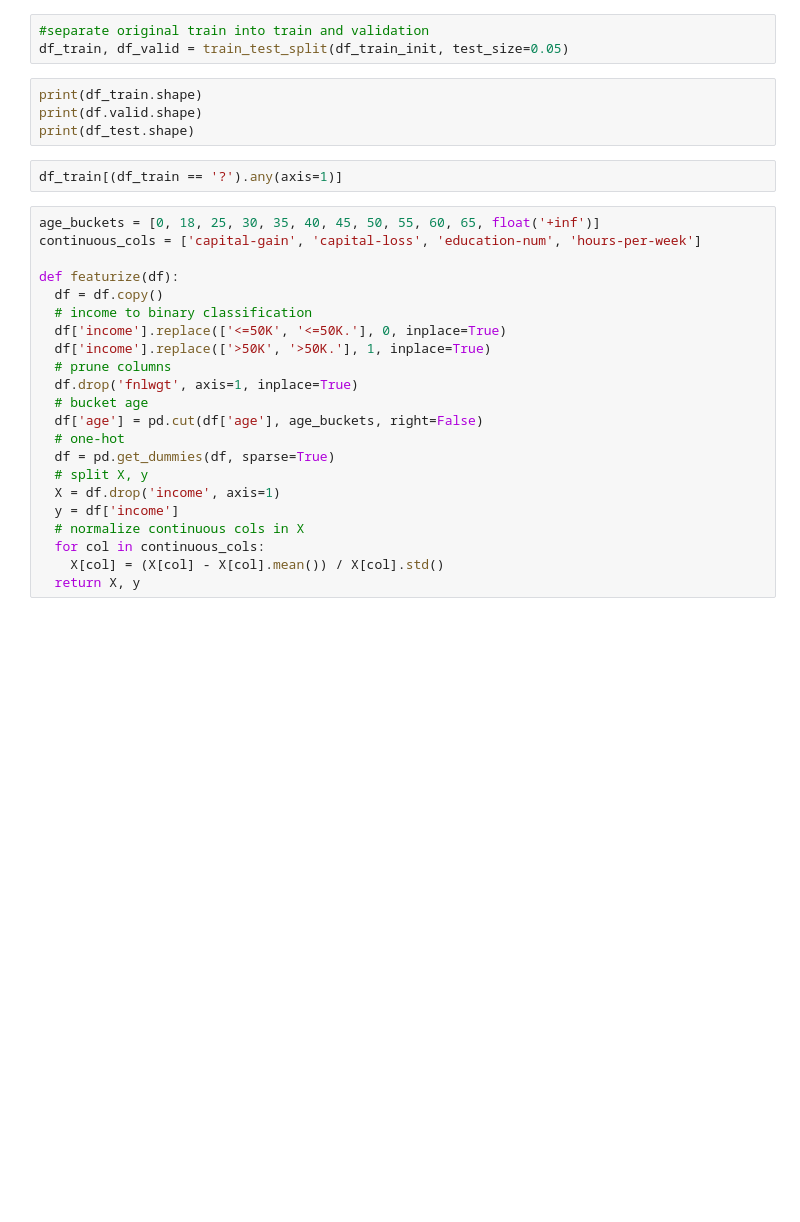
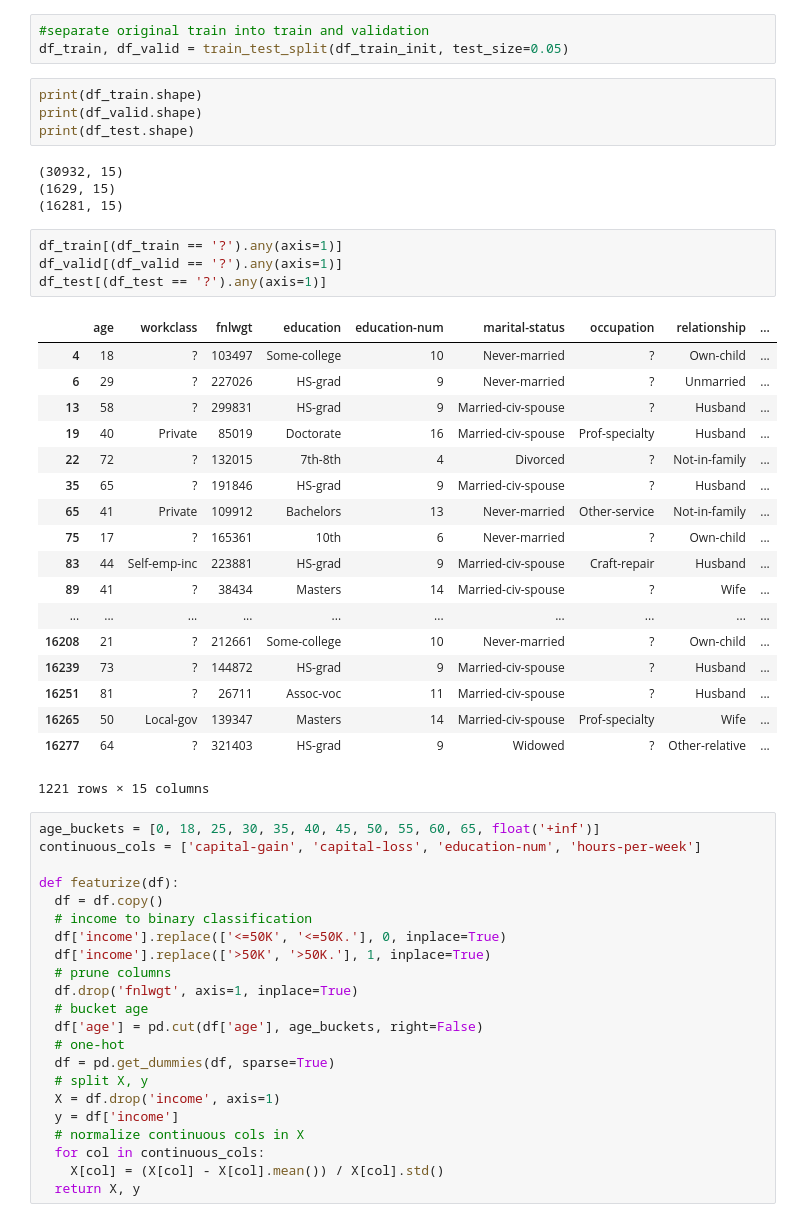
Before and after one commit to jusyc/fad, a Jupyter notebook: preprocess/preprocess_adult.ipynb, the cells around one changed output. Cells and saved outputs as stored; diff of their text form; blank space fills up the shorter version.

Commit message:
Experiments with valid set

```diff
--- a/preprocess/preprocess_adult.ipynb
+++ b/preprocess/preprocess_adult.ipynb
@@ -24,10 +22,35 @@ df_test = raw_to_df(test_file)
 df_train, df_valid = train_test_split(df_train_init, test_size=0.05)
 # %%
 print(df_train.shape)
-print(df.valid.shape)
+print(df_valid.shape)
 print(df_test.shape)
+# %% [output]
+(30932, 15)
+(1629, 15)
+(16281, 15)
 # %%
 df_train[(df_train == '?').any(axis=1)]
+df_valid[(df_valid == '?').any(axis=1)]
+df_test[(df_test == '?').any(axis=1)]
+# %% [output]
+|  | age | workclass | fnlwgt | education | education-num | marital-status | occupation | relationship | ... |
+| 4 | 18 | ? | 103497 | Some-college | 10 | Never-married | ? | Own-child | ... |
+| 6 | 29 | ? | 227026 | HS-grad | 9 | Never-married | ? | Unmarried | ... |
+| 13 | 58 | ? | 299831 | HS-grad | 9 | Married-civ-spouse | ? | Husband | ... |
+| 19 | 40 | Private | 85019 | Doctorate | 16 | Married-civ-spouse | Prof-specialty | Husband | ... |
+| 22 | 72 | ? | 132015 | 7th-8th | 4 | Divorced | ? | Not-in-family | ... |
+| 35 | 65 | ? | 191846 | HS-grad | 9 | Married-civ-spouse | ? | Husband | ... |
+| 65 | 41 | Private | 109912 | Bachelors | 13 | Never-married | Other-service | Not-in-family | ... |
+| 75 | 17 | ? | 165361 | 10th | 6 | Never-married | ? | Own-child | ... |
+| 83 | 44 | Self-emp-inc | 223881 | HS-grad | 9 | Married-civ-spouse | Craft-repair | Husband | ... |
+| 89 | 41 | ? | 38434 | Masters | 14 | Married-civ-spouse | ? | Wife | ... |
+| ... | ... | ... | ... | ... | ... | ... | ... | ... | ... |
+| 16208 | 21 | ? | 212661 | Some-college | 10 | Never-married | ? | Own-child | ... |
+| 16239 | 73 | ? | 144872 | HS-grad | 9 | Married-civ-spouse | ? | Husband | ... |
+| 16251 | 81 | ? | 26711 | Assoc-voc | 11 | Married-civ-spouse | ? | Husband | ... |
+| 16265 | 50 | Local-gov | 139347 | Masters | 14 | Married-civ-spouse | Prof-specialty | Wife | ... |
+| 16277 | 64 | ? | 321403 | HS-grad | 9 | Widowed | ? | Other-relative | ... |
+1221 rows × 15 columns
 # %%
 age_buckets = [0, 18, 25, 30, 35, 40, 45, 50, 55, 60, 65, float('+inf')]
 continuous_cols = ['capital-gain', 'capital-loss', 'education-num', 'hours-per-week']
```
Also changed, not shown: parts of 6 cells of this notebook, 9 other files.
